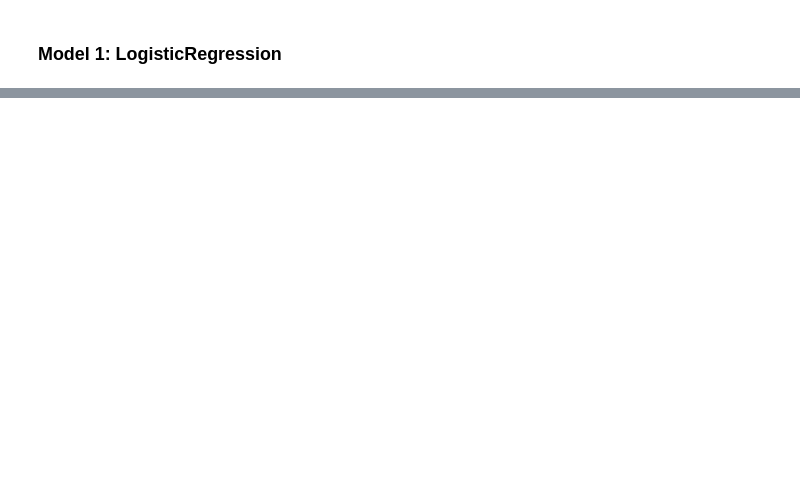
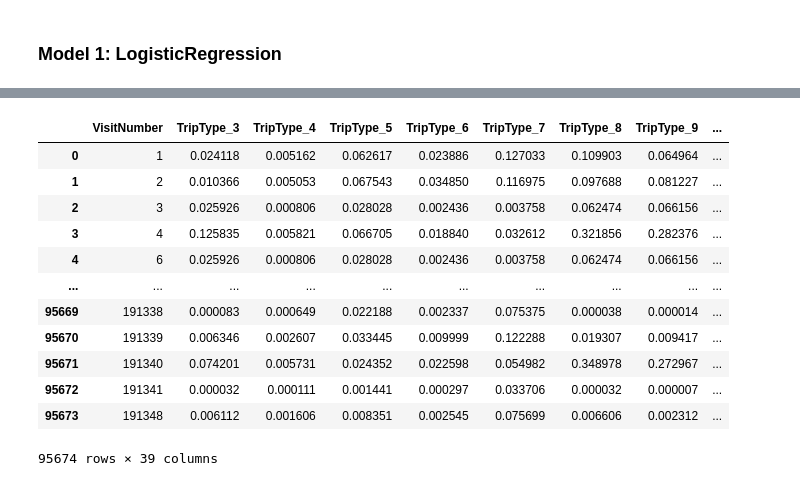
Before and after one commit to annahanslc/walmart-trip-type, a Jupyter notebook: modeling/0_baseline.ipynb, the cells around one changed output, grey strips where cells are left out. Cells and saved outputs as stored; diff of their text form; code cells hidden in the pictures; blank space fills up the shorter version.

Commit message:
Predicted Kaggle test dataset and made first submission with private score of 2.29623

```diff
--- a/modeling/0_baseline.ipynb
+++ b/modeling/0_baseline.ipynb
@@ -212,0 +211,4 @@ test_loss
+# %%
+# Save the VisitNumber
+kg_index = kg['VisitNumber'].astype(str)
+kg_index.head()
@@ -212,0 +222,7 @@ test_loss
+# %%
+# Drop the VisitNumber column
+kg.drop(columns='VisitNumber', inplace=True)
+
+# Run the preprocessing transformer
+kg_proc = transformer.transform(kg)
+kg_proc.head(10)
@@ -212,0 +241,4 @@ test_loss
+# %%
+# Predict on kaggle test
+kg_proba = model_lr.predict_proba(kg_proc)
+kg_proba
@@ -212,0 +260,5 @@ test_loss
+# %%
+# Import headers from sample_submission
+sample_sub = pd.read_csv('../data-ignore/sample_submission.csv')
+headers = sample_sub.columns.to_list()
+headers
@@ -212,0 +283,19 @@ test_loss
+# %%
+# Create submission dataframe with predictions
+submission1 = pd.DataFrame(kg_proba, index=kg_index, columns=headers[1:])
+submission1.reset_index(inplace=True)
+submission1
+# %% [output]
+|  | VisitNumber | TripType_3 | TripType_4 | TripType_5 | TripType_6 | TripType_7 | TripType_8 | TripType_9 | ... |
+| 0 | 1 | 0.024118 | 0.005162 | 0.062617 | 0.023886 | 0.127033 | 0.109903 | 0.064964 | ... |
+| 1 | 2 | 0.010366 | 0.005053 | 0.067543 | 0.034850 | 0.116975 | 0.097688 | 0.081227 | ... |
+| 2 | 3 | 0.025926 | 0.000806 | 0.028028 | 0.002436 | 0.003758 | 0.062474 | 0.066156 | ... |
+| 3 | 4 | 0.125835 | 0.005821 | 0.066705 | 0.018840 | 0.032612 | 0.321856 | 0.282376 | ... |
+| 4 | 6 | 0.025926 | 0.000806 | 0.028028 | 0.002436 | 0.003758 | 0.062474 | 0.066156 | ... |
+| ... | ... | ... | ... | ... | ... | ... | ... | ... | ... |
+| 95669 | 191338 | 0.000083 | 0.000649 | 0.022188 | 0.002337 | 0.075375 | 0.000038 | 0.000014 | ... |
+| 95670 | 191339 | 0.006346 | 0.002607 | 0.033445 | 0.009999 | 0.122288 | 0.019307 | 0.009417 | ... |
+| 95671 | 191340 | 0.074201 | 0.005731 | 0.024352 | 0.022598 | 0.054982 | 0.348978 | 0.272967 | ... |
+| 95672 | 191341 | 0.000032 | 0.000111 | 0.001441 | 0.000297 | 0.033706 | 0.000032 | 0.000007 | ... |
+| 95673 | 191348 | 0.006112 | 0.001606 | 0.008351 | 0.002545 | 0.075699 | 0.006606 | 0.002312 | ... |
+95674 rows × 39 columns
```
Also changed, not shown: parts of 25 cells of this notebook, 15 other files.
